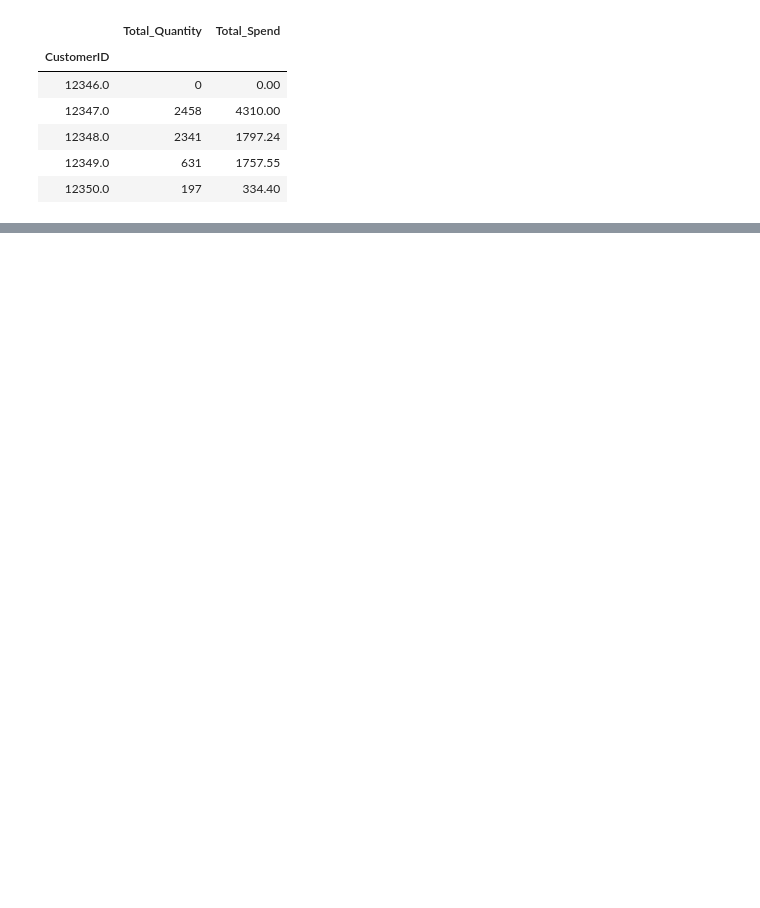
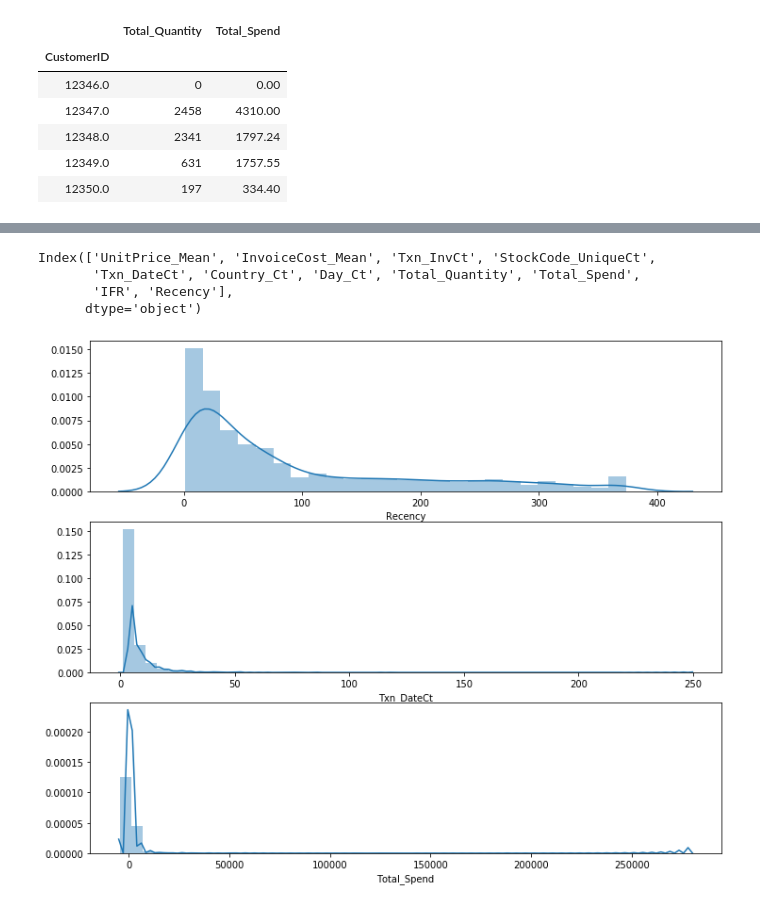
Before and after one commit to lotus17/springboard, a Jupyter notebook: Capstone1 data explore.ipynb, the cells around one changed output, grey strips where cells are left out. Drawn from its saved outputs; the diff is of its cells as text; code cells hidden in the pictures; blank space fills up the shorter version.

```diff
--- a/Capstone1 data explore.ipynb
+++ b/Capstone1 data explore.ipynb
@@ -231,0 +284,21 @@ data_final.head()
+# %%
+data_final.columns
+# %% [output]
+Index(['UnitPrice_Mean', 'InvoiceCost_Mean', 'Txn_InvCt', 'StockCode_UniqueCt',
+       'Txn_DateCt', 'Country_Ct', 'Day_Ct', 'Total_Quantity', 'Total_Spend',
+       'IFR', 'Recency'],
+      dtype='object')
+# %%
+import seaborn as sns
+# Plot RFM distributions
+plt.figure(figsize=(12,10))
+# Plot distribution of R
+plt.subplot(3, 1, 1); sns.distplot(data_final['Recency'])
+# Plot distribution of F
+plt.subplot(3, 1, 2); sns.distplot(data_final['Txn_DateCt'])
+# Plot distribution of M
+plt.subplot(3, 1, 3); sns.distplot(data_final['Total_Spend'])
+# Show the plot
+plt.show()
+# %% [output]
+[figure, added]
```
Also changed, not shown: parts of 27 cells of this notebook.
